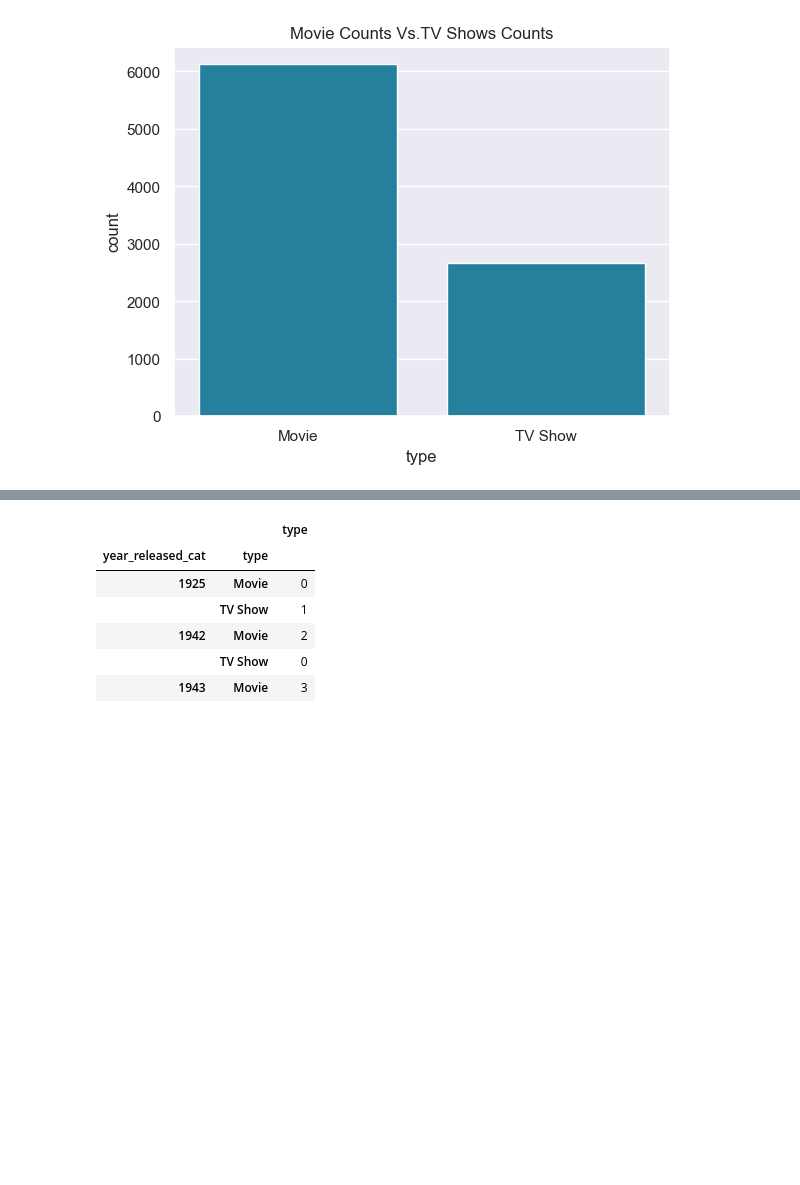
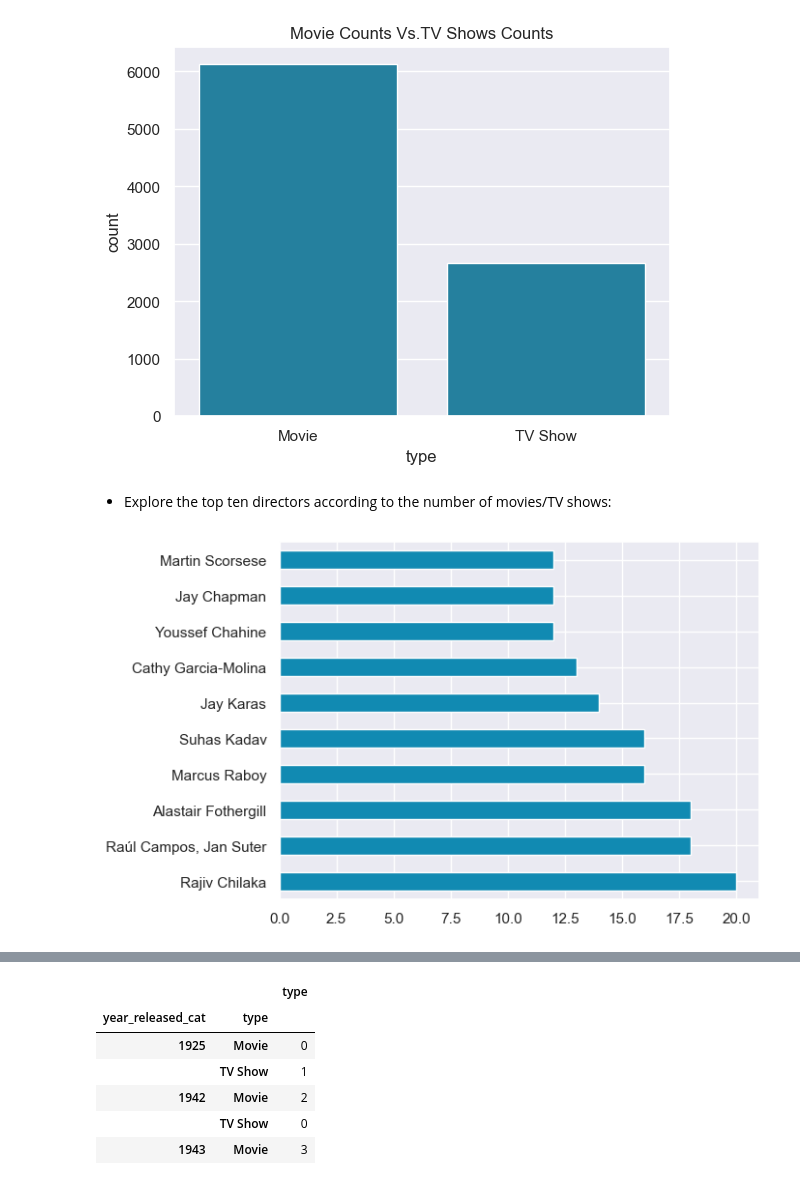
Before and after one commit to mohebmaher/GDSC-Core-Team-Training, a Jupyter notebook: Assignment-03/netflix_data_leaning_analysis_and_viz.ipynb, the cells around one changed output, grey strips where cells are left out. Saved outputs shown, nothing was run; the diff lists cells and outputs as text; code cells hidden in the pictures; blank space fills up the shorter version.

```diff
--- a/Assignment-03/netflix_data_leaning_analysis_and_viz.ipynb
+++ b/Assignment-03/netflix_data_leaning_analysis_and_viz.ipynb
@@ -218,3 +219,9 @@ ax = sns.countplot(data=netflix, x="type", color=blue)
 ax.set_title("Movie Counts Vs.TV Shows Counts");
 # %% [output]
 [figure]
+# %% [markdown]
+- Explore the top ten directors according to the number of movies/TV shows:
+# %%
+netflix.query("director != 'Not Given'")["director"].value_counts().head(10).plot.barh();
+# %% [output]
+[figure, added]
```
Also changed, not shown: parts of 18 cells of this notebook.
